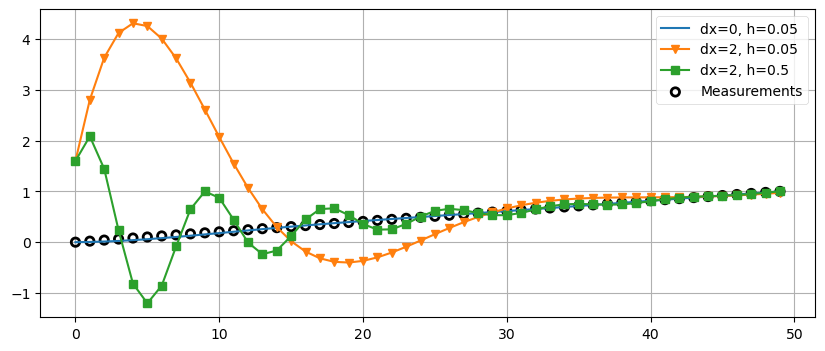
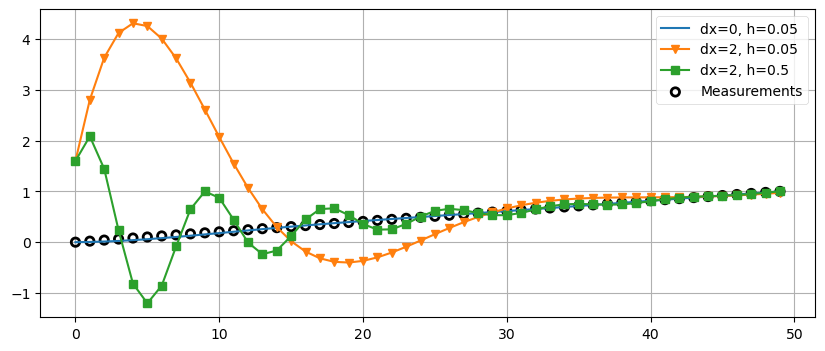
Code edit (unified diff) that turned the first committed figure into the second:
--- before
+++ after
@@ -9,3 +9,3 @@
 book_plots.plot_filter(data2, label='dx=2, h=0.05', marker='v', c='C1')
 book_plots.plot_filter(data3, label='dx=2, h=0.5',  marker='s', c='C2')
-plt.legend(loc=1);
+plt.legend(loc=1)

Commit: Error modifications.